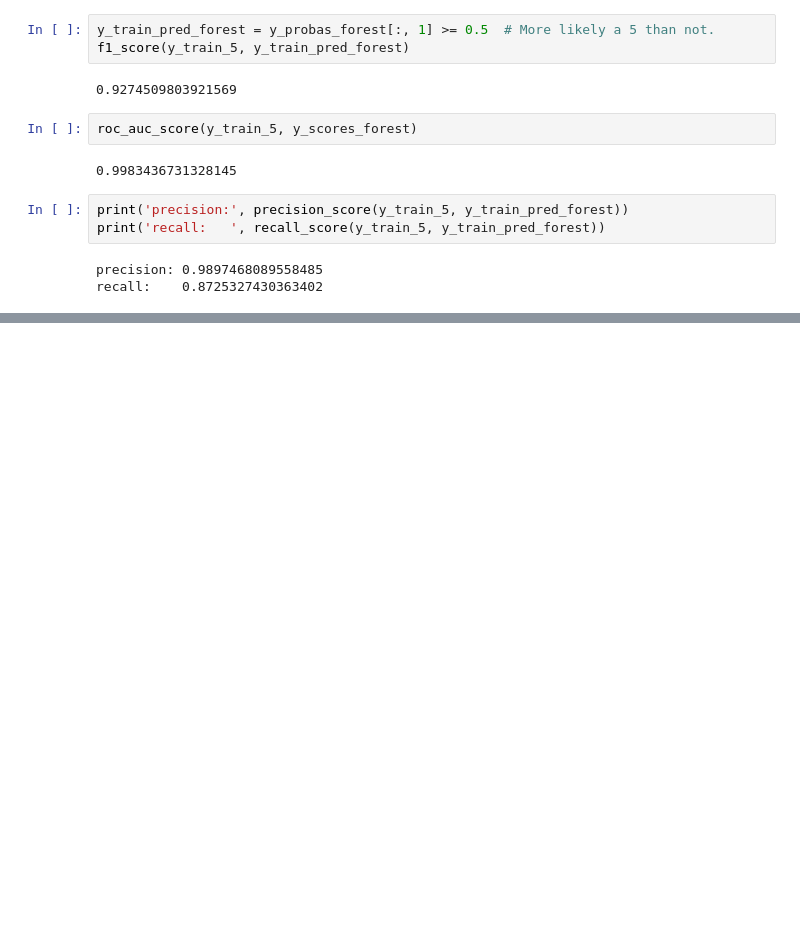
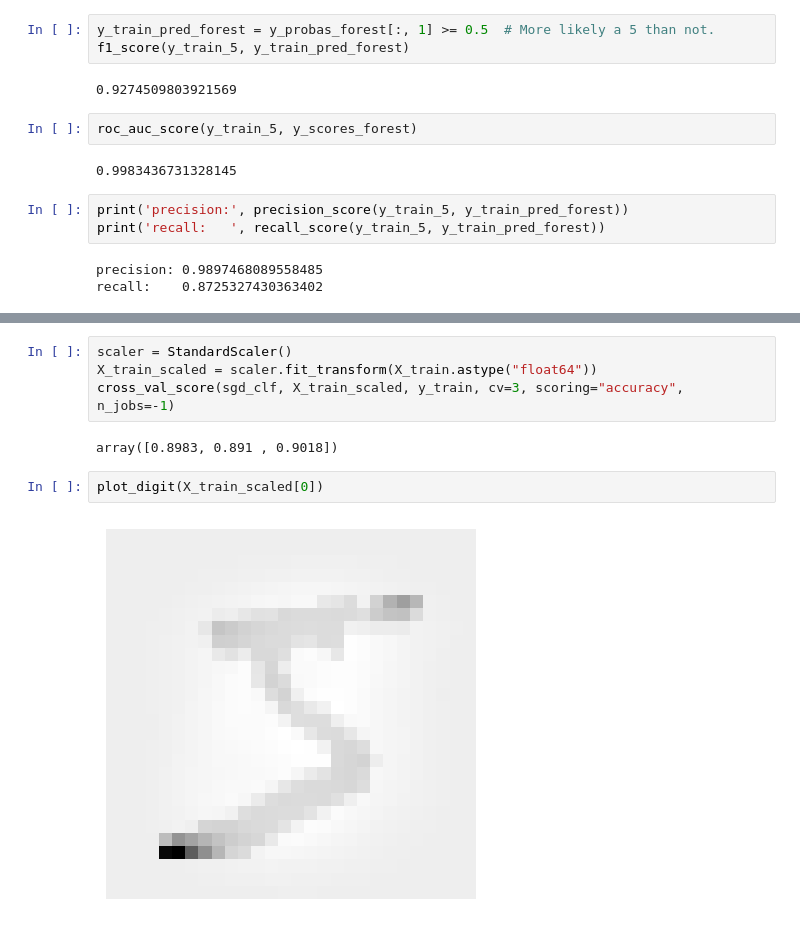
Before and after one commit to fractalate/study-geron-hands-on-machine-learning-with-scikit-learn-keras-and-tensorflow, a Jupyter notebook: Chapter 03/Notebook.ipynb, the cells around one changed output, grey strips where cells are left out. Drawn from its saved outputs; the diff is of its cells as text; blank space fills up the shorter version.

```diff
--- a/Chapter 03/Notebook.ipynb
+++ b/Chapter 03/Notebook.ipynb
@@ -324,0 +381,10 @@ recall:    0.8725327430363402
+# %%
+scaler = StandardScaler()
+X_train_scaled = scaler.fit_transform(X_train.astype("float64"))
+cross_val_score(sgd_clf, X_train_scaled, y_train, cv=3, scoring="accuracy", n_jobs=-1)
+# %% [output]
+array([0.8983, 0.891 , 0.9018])
+# %%
+plot_digit(X_train_scaled[0])
+# %% [output]
+[figure, added]
```
Also changed, not shown: parts of 19 cells of this notebook, 1 other file.
